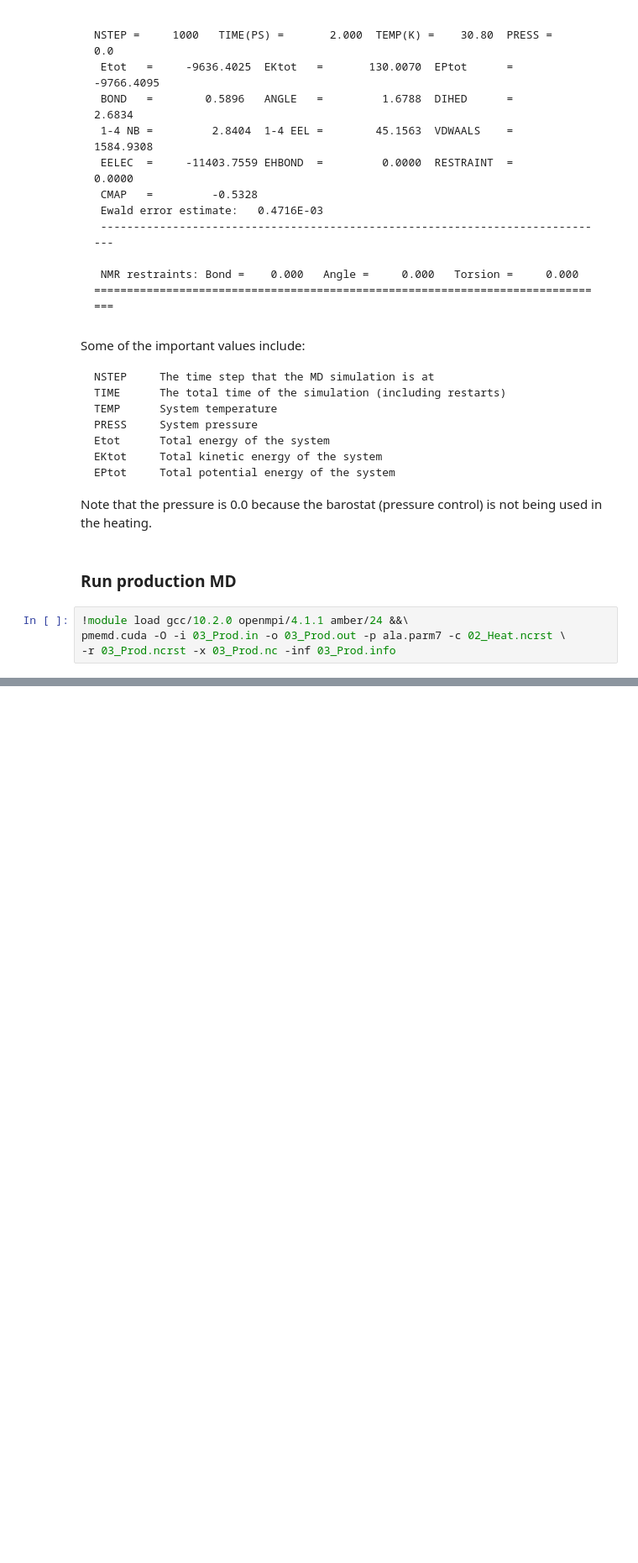
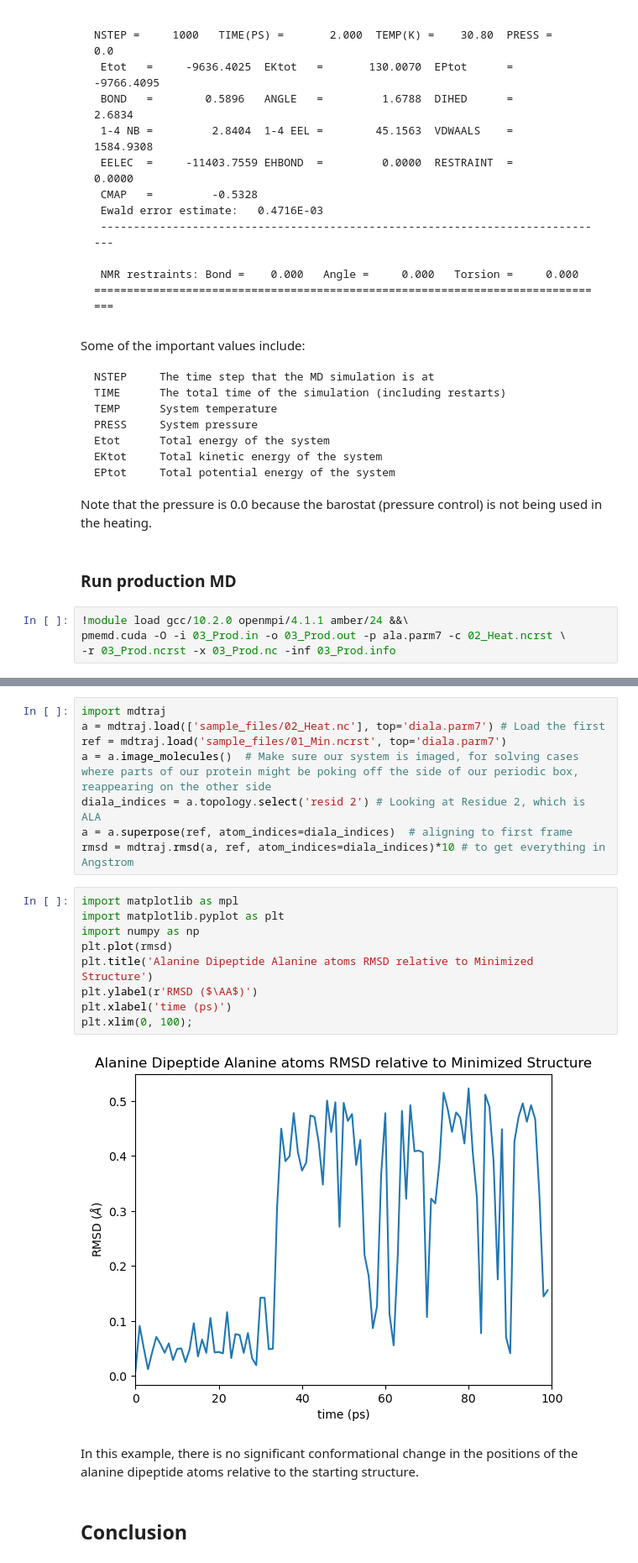
Before and after one commit to jeremyleung521/drug-design2025, a Jupyter notebook: alanine-dipeptide/DiAla_Tut.ipynb, the cells around one changed output, grey strips where cells are left out. Shown at 84% size. Cells and saved outputs as stored; diff of their text form; blank space fills up the shorter version.

```diff
--- a/alanine-dipeptide/DiAla_Tut.ipynb
+++ b/alanine-dipeptide/DiAla_Tut.ipynb
@@ -775,0 +546,23 @@ exists('./w_crawl/crawl.h5')
+# %%
+import mdtraj
+a = mdtraj.load(['sample_files/02_Heat.nc'], top='diala.parm7') # Load the first
+ref = mdtraj.load('sample_files/01_Min.ncrst', top='diala.parm7')
+a = a.image_molecules()  # Make sure our system is imaged, for solving cases where parts of our protein might be poking off the side of our periodic box, reappearing on the other side
+diala_indices = a.topology.select('resid 2') # Looking at Residue 2, which is ALA
+a = a.superpose(ref, atom_indices=diala_indices)  # aligning to first frame
+rmsd = mdtraj.rmsd(a, ref, atom_indices=diala_indices)*10 # to get everything in Angstrom
+# %%
+import matplotlib as mpl
+import matplotlib.pyplot as plt
+import numpy as np
+plt.plot(rmsd)
+plt.title('Alanine Dipeptide Alanine atoms RMSD relative to Minimized Structure')
+plt.ylabel(r'RMSD ($\AA$)')
+plt.xlabel('time (ps)')
+plt.xlim(0, 100);
+# %% [output]
+[figure, added]
+# %% [markdown]
+In this example, there is no significant conformational change in the positions of the alanine dipeptide atoms relative to the starting structure.
+# %% [markdown]
+## Conclusion
```
Also changed, not shown: parts of 61 cells of this notebook.
